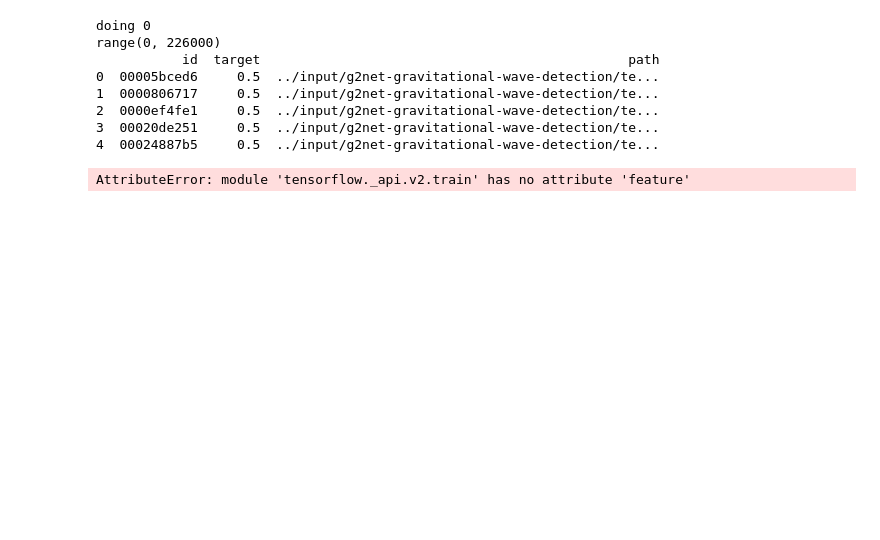
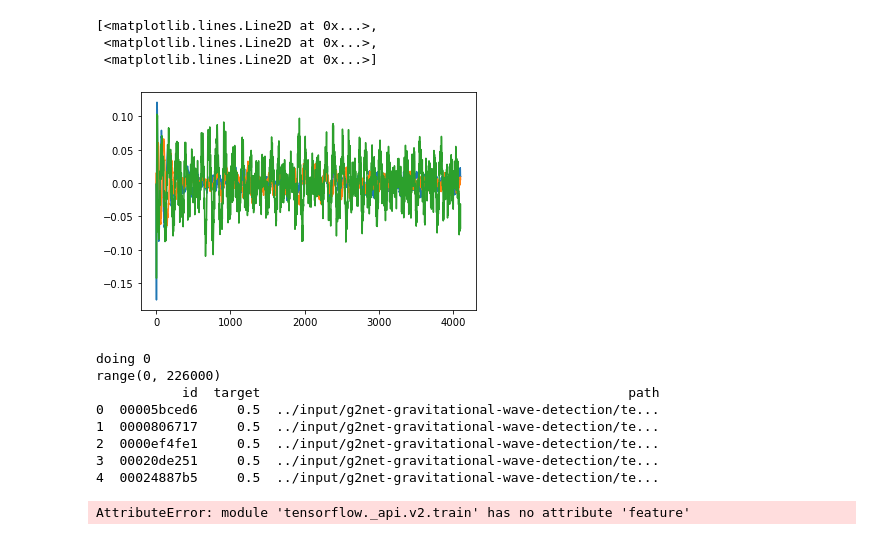
Before and after one commit to jillerhaus/KaggleG2Net, a Jupyter notebook: experimental/makeDataset.ipynb, the cells around one changed output. Saved outputs shown, nothing was run; the diff lists cells and outputs as text; code cells hidden in the pictures; blank space fills up the shorter version.

```diff
--- a/experimental/makeDataset.ipynb
+++ b/experimental/makeDataset.ipynb
@@ -9,4 +11,27 @@ INPUT_DIR = "../input/g2net-gravitational-wave-detection"
 train_df = pd.read_csv(f"{INPUT_DIR}/training_labels_paths.csv")
 test_df = pd.read_csv(f"{INPUT_DIR}/test_paths.csv")
 savedir = "../input/whitened-tfrec"
+# %%
+def bandpass(x, lf=20, hf=500, order=8, sr=2048):
+    sos = signal.butter(order, [lf,hf], btype="bandpass", output="sos",fs=sr)
+    normalization = np.sqrt((hf-lf) / (sr/2))
+    if x.ndim == 2:
+        for i in range(3):
+            x[i] = signal.sosfilt(sos,x[i]) * normalization
+    elif x.ndim == 3:
+        for i in range(x,shape[0]):
+            for j in range(3):
+                x[i,j] = signal.sosfilt(sos,x[i,j]) * normalization
+    return x
+# %%
+def prepare_wave(wave):
+    wave = np.load(train_df.path[0])
+    normalized_waves = []
+    scaling = np.array([1.5e-20,1.5e-20,0.5e-20], dtype = np.float32)
+    for i in range(3):
+        normalized_wave = wave[i] / scaling[i]
+        normalized_waves.append(normalized_wave)
+    wave = np.stack(normalized_waves, axis=0)
+    print(wave)
+    return wave
 # %%
@@ -60,3 +81,5 @@ def save_files(rg_n, df=train_df):
 
 
     return all_data_x, all_data_y, ids
+# %%
+results = save_files(range(100))
@@ -63,3 +111,10 @@ def save_files(rg_n, df=train_df):
+# %%
+plt.plot(results[0][10])
+# %% [output]
+[<matplotlib.lines.Line2D at 0x...>,
+ <matplotlib.lines.Line2D at 0x...>,
+ <matplotlib.lines.Line2D at 0x...>]
+[figure, added]
 # %%
 
 
```
Also changed, not shown: parts of 3 cells of this notebook, 13 other files.
